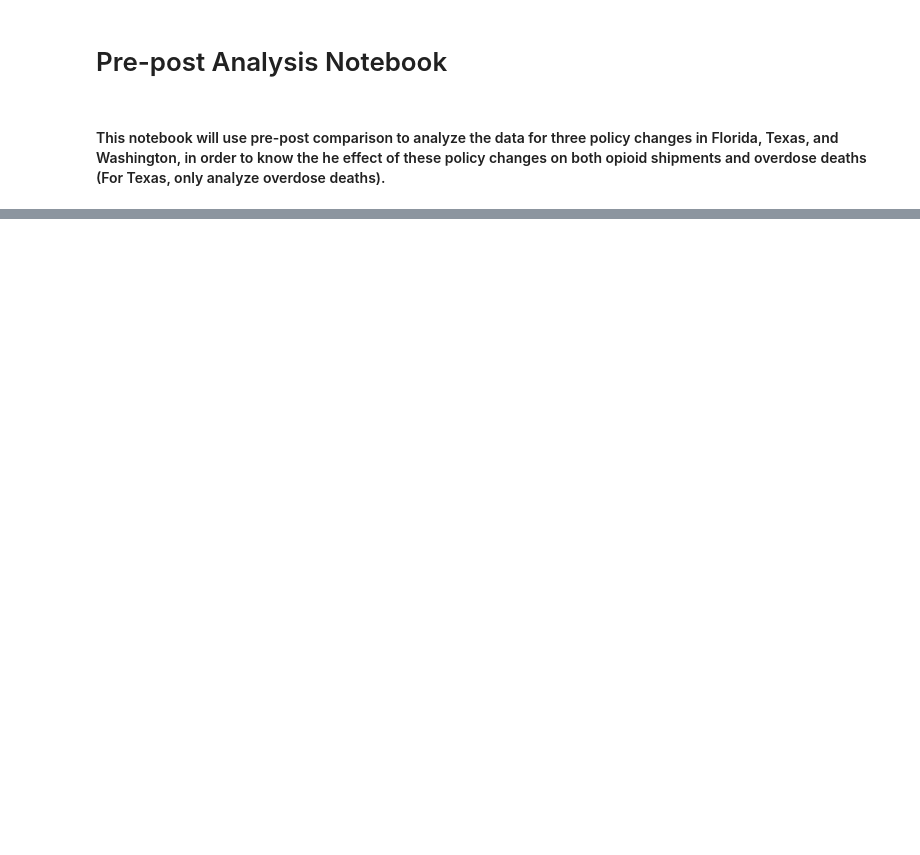
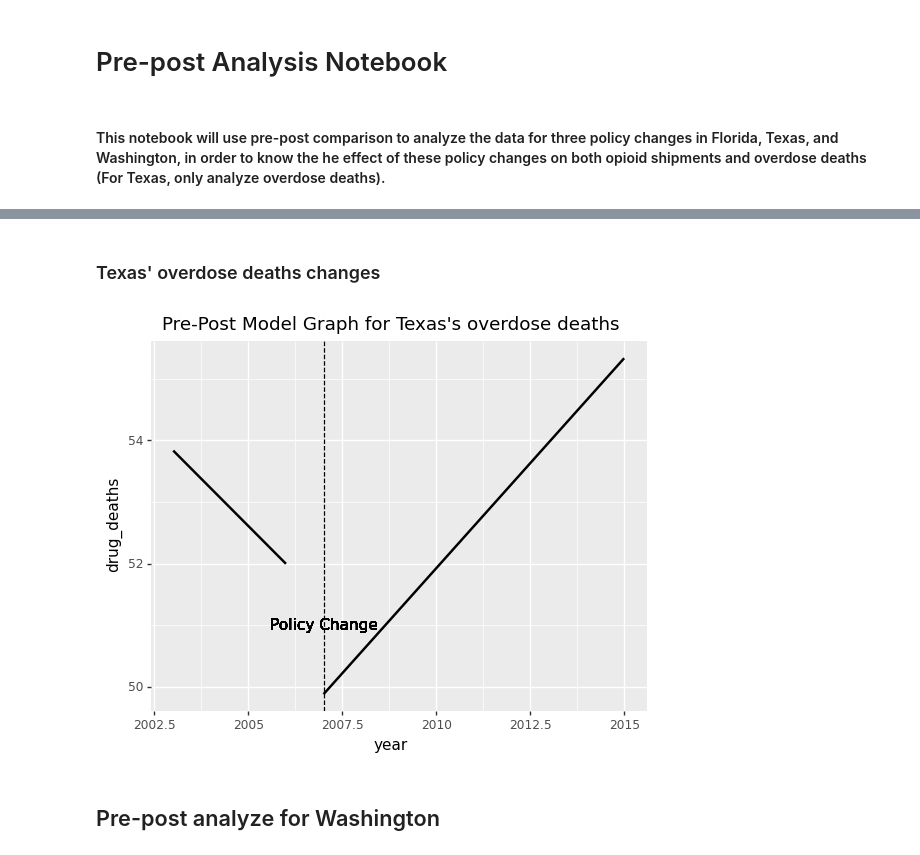
Before and after one commit to Yer1k/opioid_causal_inference, a Jupyter notebook: 10_code/pre-post_analysis.ipynb, the cells around one changed output, grey strips where cells are left out. Saved outputs shown, nothing was run; the diff lists cells and outputs as text; code cells hidden in the pictures; blank space fills up the shorter version.

```diff
--- a/10_code/pre-post_analysis.ipynb
+++ b/10_code/pre-post_analysis.ipynb
@@ -27,0 +130,9 @@ final_df.sample(10)
+# %%
+#select the useful part of data for Texas
+tx_df = final_df[final_df['state'] == 'TX']
+tx_df = tx_df.drop(columns = ['fips', 'merge_key'])
+# %%
+#calculate the average drug_deaths(indicate overdose deaths)
+tx_df = tx_df.groupby(['year'], as_index = False).mean()
+tx_df['Policy Change'] = True
+tx_df
@@ -27,0 +154,30 @@ final_df.sample(10)
+# %% [markdown]
+### Texas' overdose deaths changes
+# %%
+#For overdose deaths analyze:
+tx_overdose = tx_df.copy()
+# %%
+#plot the effect on overdose deaths during 2003-2015 (policy change in 2007)
+tx_overdose_df = tx_overdose[tx_overdose["Policy Change"]]
+tx_overdose_plot = (
+    ggplot(tx_overdose_df, aes(x="year", y="drug_deaths"))
+    + geom_smooth(
+        method="lm",
+        data=tx_overdose_df[tx_overdose_df["year"] < 2007],
+        se=False,
+    )
+    + geom_smooth(
+        method="lm",
+        data=tx_overdose_df[tx_overdose_df["year"] >= 2007],
+        se=False,
+    )
+    + geom_vline(xintercept=2007, linetype="dashed")
+    + geom_text(x=2007, y=51, label="Policy Change", color="black")
+    + labs(title="Pre-Post Model Graph for Texas's overdose deaths")
+)
+#tx_overdose_plot.save("../30_results/prepost_Texas_overdose_deaths.pdf")
+print(tx_overdose_plot)
+# %% [output]
+[figure, added]
+# %% [markdown]
+## Pre-post analyze for Washington
```
Also changed, not shown: parts of 22 cells of this notebook, 5 other files.
